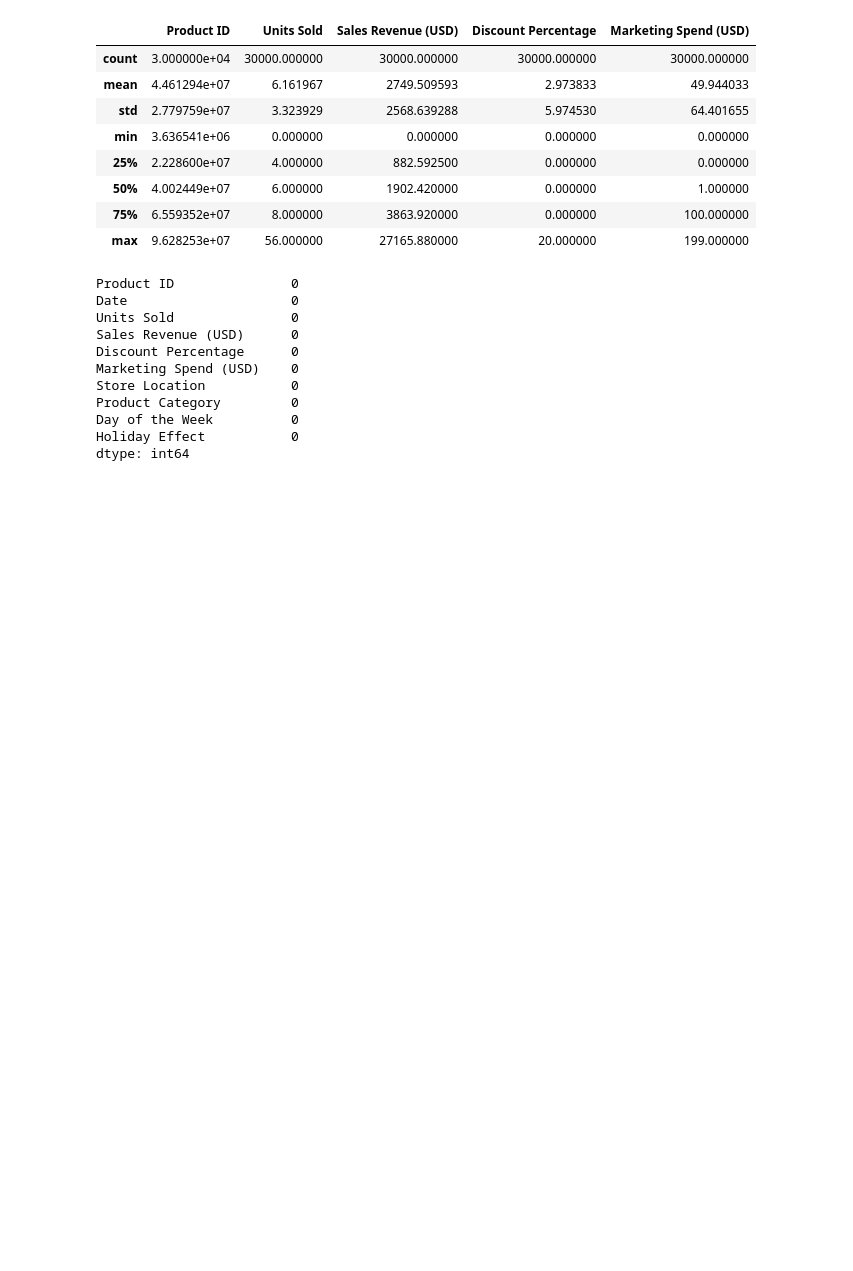
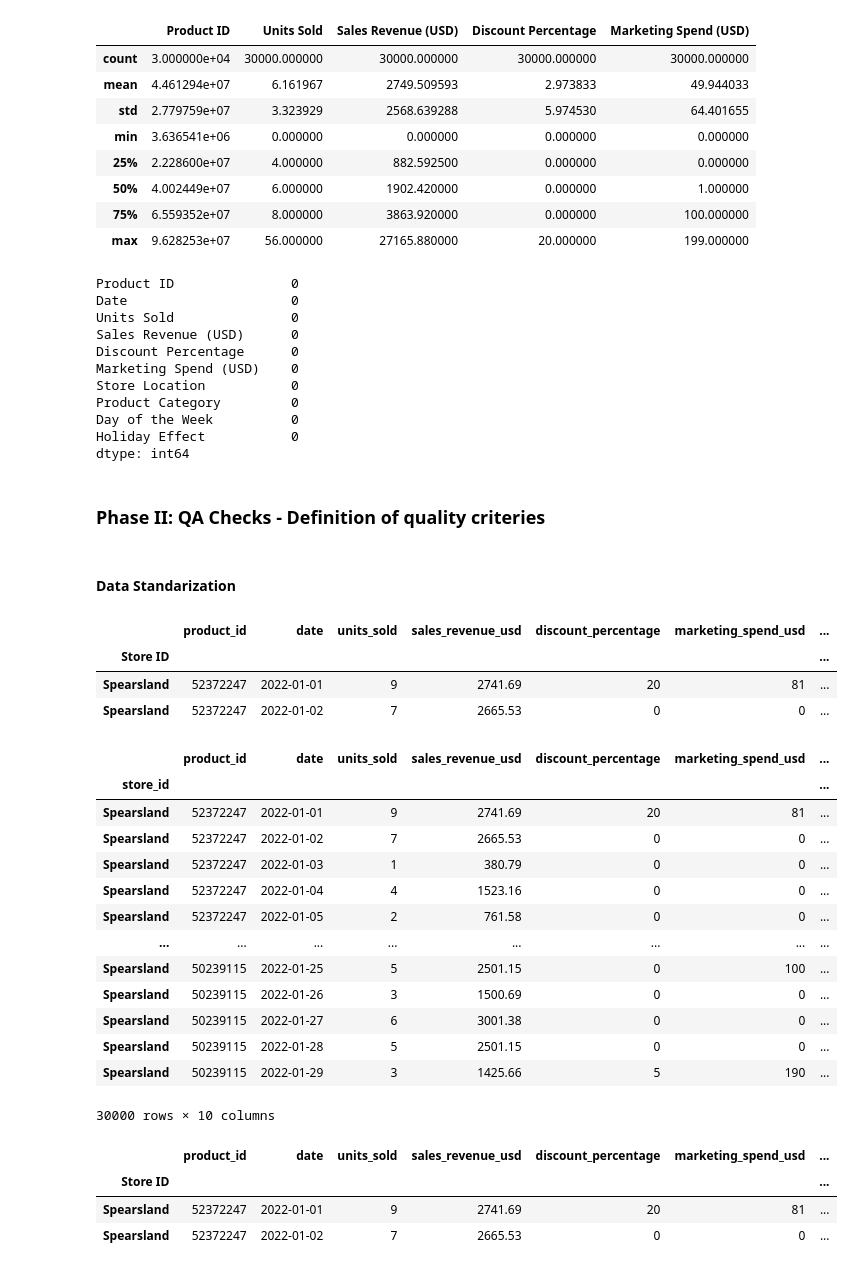
Before and after one commit to MayeLabs/retail-trends-dataqa, a Jupyter notebook: InspectionSalesRetail.ipynb, the cells around one changed output. Cells and saved outputs as stored; diff of their text form; code cells hidden in the pictures; blank space fills up the shorter version.

Commit message:
Phase II: Data Standarization -  Data QA Checks

```diff
--- a/InspectionSalesRetail.ipynb
+++ b/InspectionSalesRetail.ipynb
@@ -125,3 +125,52 @@ Product Category         0
 Day of the Week          0
 Holiday Effect           0
 dtype: int64
+# %% [markdown]
+### Phase II: QA Checks - Definition of quality criteries
+# %% [markdown]
+#### Data Standarization
+# %%
+retail_sales.head(2)
+# %% [output]
+|  | product_id | date | units_sold | sales_revenue_usd | discount_percentage | marketing_spend_usd | ... |
+| Store ID |  |  |  |  |  |  | ... |
+| Spearsland | 52372247 | 2022-01-01 | 9 | 2741.69 | 20 | 81 | ... |
+| Spearsland | 52372247 | 2022-01-02 | 7 | 2665.53 | 0 | 0 | ... |
+# %%
+retail_sales.rename(columns={
+    "Store ID":"store_id",
+    "Product ID": "product_id",
+    "Date": "date",
+    "Units Sold": "units_sold",
+    "Sales Revenue (USD)": "sales_revenue_usd",
+    "Discount Percentage": "discount_percentage",
+    "Marketing Spend (USD)": "marketing_spend_usd",
+    "Store Location": "store_location",
+    "Product Category": "product_category",
+    "Day of the Week": "day_of_week",
+    "Holiday Effect": "holiday_effect"
+}, inplace=True)
+# %%
+retail_sales.rename_axis("store_id", axis='rows')
+# %% [output]
+|  | product_id | date | units_sold | sales_revenue_usd | discount_percentage | marketing_spend_usd | ... |
+| store_id |  |  |  |  |  |  | ... |
+| Spearsland | 52372247 | 2022-01-01 | 9 | 2741.69 | 20 | 81 | ... |
+| Spearsland | 52372247 | 2022-01-02 | 7 | 2665.53 | 0 | 0 | ... |
+| Spearsland | 52372247 | 2022-01-03 | 1 | 380.79 | 0 | 0 | ... |
+| Spearsland | 52372247 | 2022-01-04 | 4 | 1523.16 | 0 | 0 | ... |
+| Spearsland | 52372247 | 2022-01-05 | 2 | 761.58 | 0 | 0 | ... |
+| ... | ... | ... | ... | ... | ... | ... | ... |
+| Spearsland | 50239115 | 2022-01-25 | 5 | 2501.15 | 0 | 100 | ... |
+| Spearsland | 50239115 | 2022-01-26 | 3 | 1500.69 | 0 | 0 | ... |
+| Spearsland | 50239115 | 2022-01-27 | 6 | 3001.38 | 0 | 0 | ... |
+| Spearsland | 50239115 | 2022-01-28 | 5 | 2501.15 | 0 | 0 | ... |
+| Spearsland | 50239115 | 2022-01-29 | 3 | 1425.66 | 5 | 190 | ... |
+30000 rows × 10 columns
+# %%
+retail_sales.head(2)
+# %% [output]
+|  | product_id | date | units_sold | sales_revenue_usd | discount_percentage | marketing_spend_usd | ... |
+| Store ID |  |  |  |  |  |  | ... |
+| Spearsland | 52372247 | 2022-01-01 | 9 | 2741.69 | 20 | 81 | ... |
+| Spearsland | 52372247 | 2022-01-02 | 7 | 2665.53 | 0 | 0 | ... |
```
Also changed, not shown: parts of 2 cells of this notebook, 1 other file.
